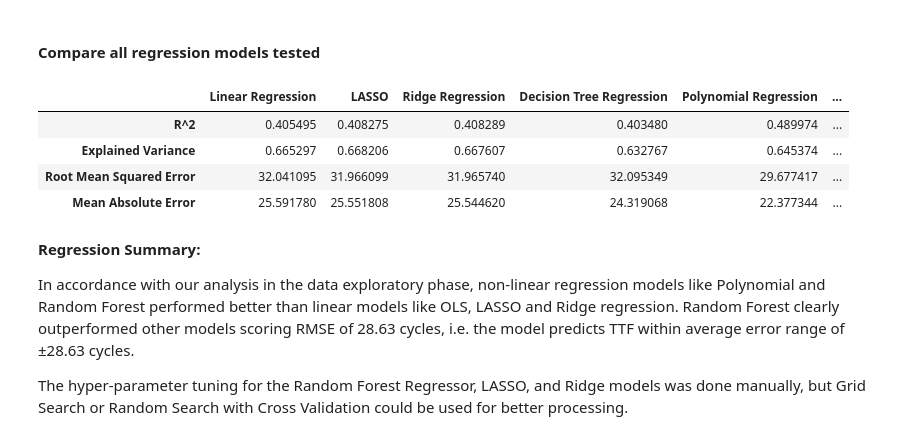
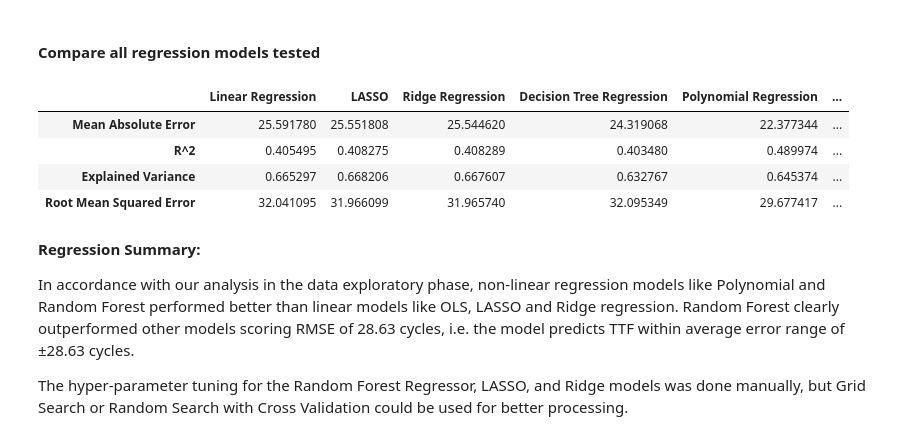
Before and after one commit to Samimust/predictive-maintenance, a Jupyter notebook: Model Selection - Regression.ipynb, the cells around one changed output. Saved outputs shown, nothing was run; the diff lists cells and outputs as text; code cells hidden in the pictures.

```diff
--- a/Model Selection - Regression.ipynb
+++ b/Model Selection - Regression.ipynb
@@ -458,15 +457,14 @@ rf_pred
 # %%
 #regression metrics comparison before feature engineering
 
 reg_metrics_bfe = pd.concat([linreg_metrics, lasso_metrics, rdg_metrics, dtrg_metrics, polyreg_metrics, rf_metrics], axis=1)
-reg_metrics_bfe.to_csv('reg_metrics.csv', index=True,)
 reg_metrics_bfe
 # %% [output]
 |  | Linear Regression | LASSO | Ridge Regression | Decision Tree Regression | Polynomial Regression | ... |
+| Mean Absolute Error | 25.591780 | 25.551808 | 25.544620 | 24.319068 | 22.377344 | ... |
 | R^2 | 0.405495 | 0.408275 | 0.408289 | 0.403480 | 0.489974 | ... |
 | Explained Variance | 0.665297 | 0.668206 | 0.667607 | 0.632767 | 0.645374 | ... |
 | Root Mean Squared Error | 32.041095 | 31.966099 | 31.965740 | 32.095349 | 29.677417 | ... |
-| Mean Absolute Error | 25.591780 | 25.551808 | 25.544620 | 24.319068 | 22.377344 | ... |
 # %% [markdown]
 __Regression Summary:__
 
```
Also changed, not shown: parts of 9 cells of this notebook.
